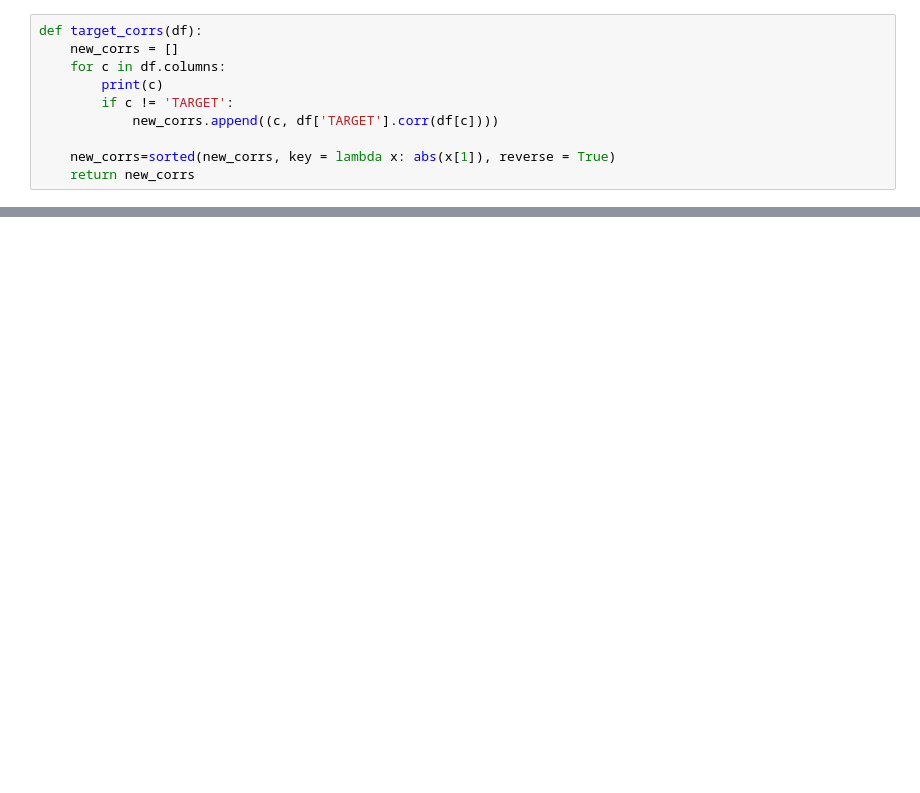
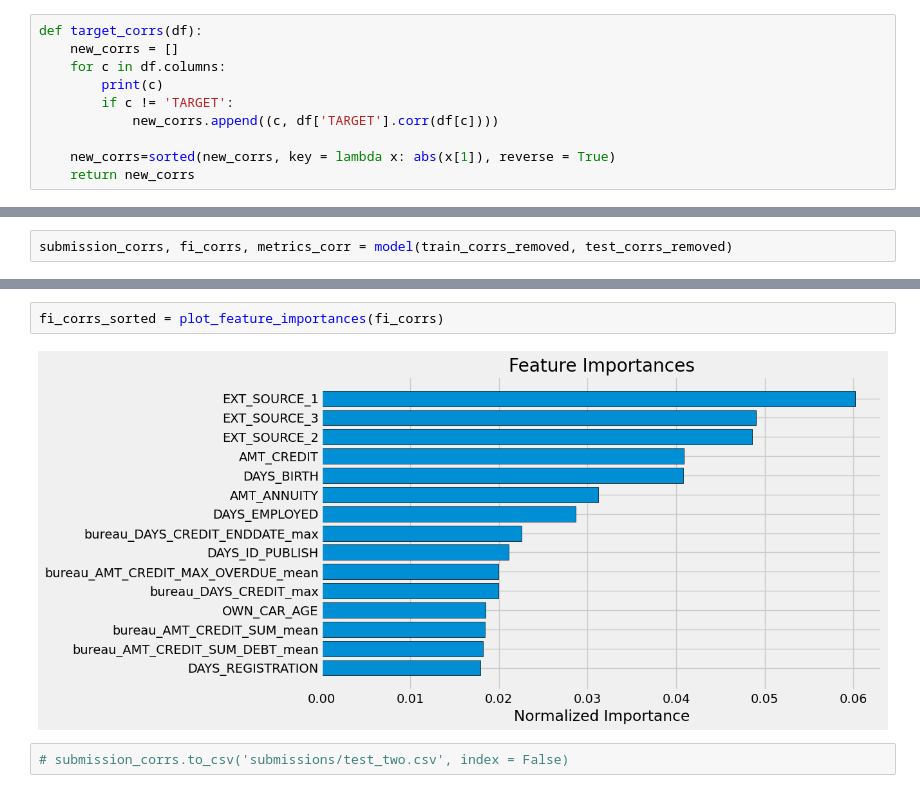
Before and after one commit to akimalikhanov/w, a Jupyter notebook: 2_manual_fe.ipynb, the cells around one changed output, grey strips where cells are left out. Saved outputs shown, nothing was run; the diff lists cells and outputs as text; blank space fills up the shorter version.

```diff
--- a/2_manual_fe.ipynb
+++ b/2_manual_fe.ipynb
@@ -251,0 +963,2 @@ def target_corrs(df):
+# %%
+submission_corrs, fi_corrs, metrics_corr = model(train_corrs_removed, test_corrs_removed)
@@ -251,0 +993,6 @@ def target_corrs(df):
+# %%
+fi_corrs_sorted = plot_feature_importances(fi_corrs)
+# %% [output]
+[figure, added]
+# %%
+# submission_corrs.to_csv('submissions/test_two.csv', index = False)
```
Also changed, not shown: parts of 66 cells of this notebook.
